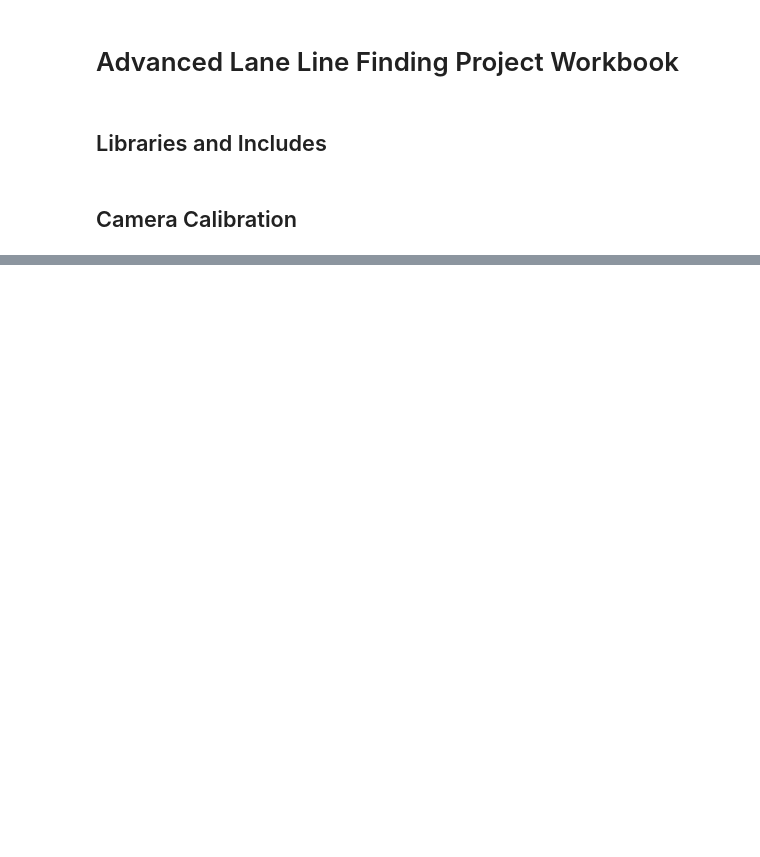
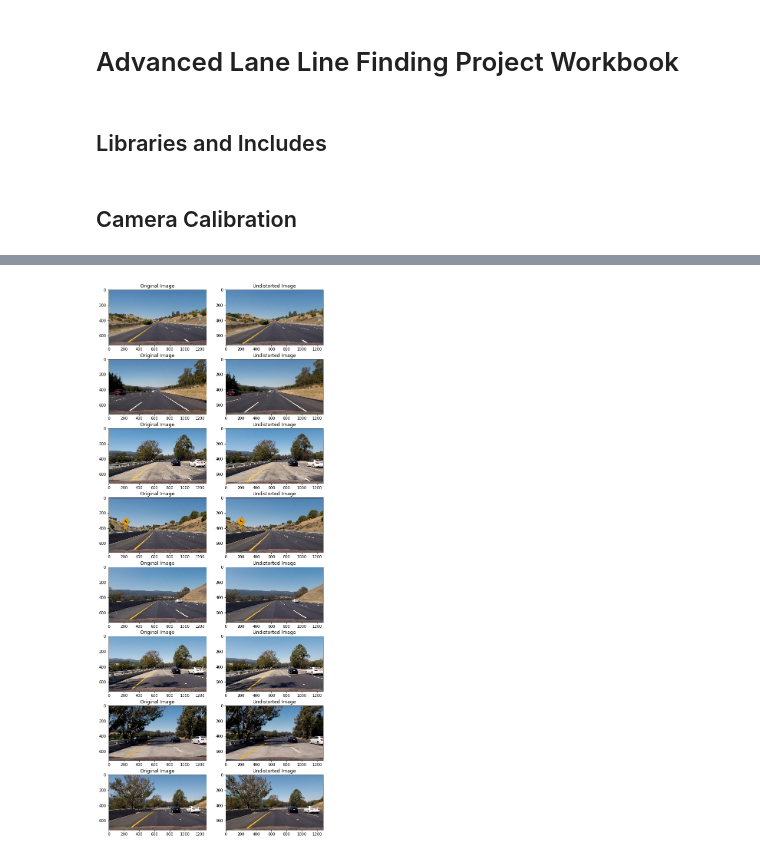
Before and after one commit to jaxanc/CarND-Advanced-Lane-Lines, a Jupyter notebook: Workbook.ipynb, the cells around one changed output, grey strips where cells are left out. Cells and saved outputs as stored; diff of their text form; code cells hidden in the pictures; blank space fills up the shorter version.

```diff
--- a/Workbook.ipynb
+++ b/Workbook.ipynb
@@ -46,0 +83,31 @@ cv2.destroyAllWindows()
+# %%
+# Load pickled data
+calibration_data = "camera_cal/dist_pickle.p"
+
+with open(calibration_data, mode='rb') as f:
+    dist_pickle = pickle.load(f)
+
+mtx = dist_pickle["mtx"]
+dist = dist_pickle["dist"]
+# %%
+def undistort(img):
+    return cv2.undistort(img, mtx, dist, None, mtx)
+# %%
+images_name = glob.glob('test_images/*')
+
+plt.figure(figsize=(10, 26))
+
+images = []
+for idx, fname in enumerate(images_name):
+    img = cv2.imread(fname)
+    plt.subplot(len(images_name), 2, idx*2+1)
+    plt.imshow(cv2.cvtColor(img, cv2.COLOR_BGR2RGB))
+    plt.title("Original Image")
+
+    img = undistort(img)
+    plt.subplot(len(images_name), 2, idx*2+2)
+    images.append(img)
+    plt.imshow(cv2.cvtColor(img, cv2.COLOR_BGR2RGB))
+    plt.title("Undistorted Image")
+# %% [output]
+[figure, added]
```
Also changed, not shown: parts of 4 cells of this notebook, 20 other files.
